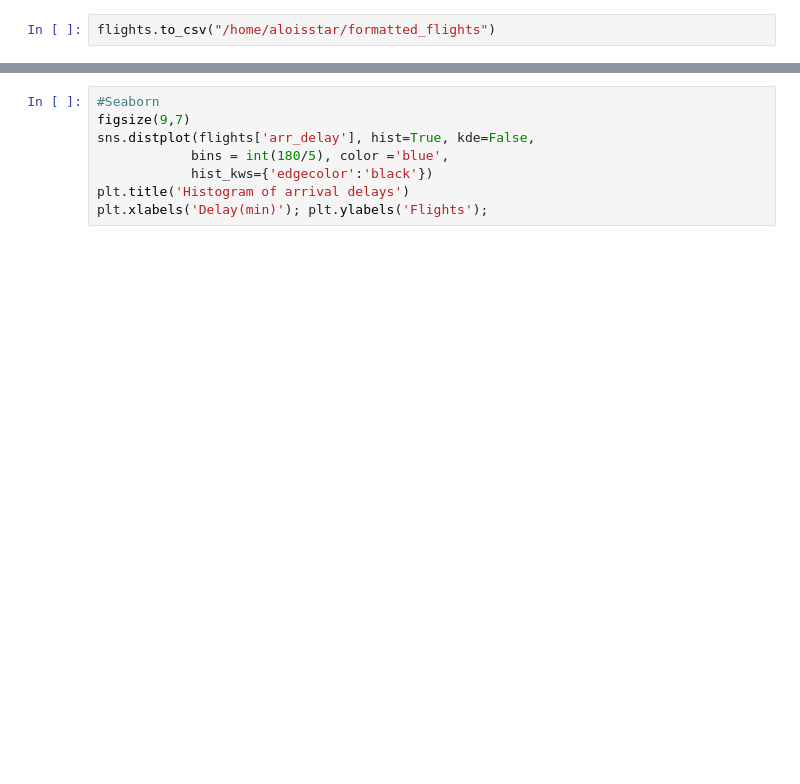
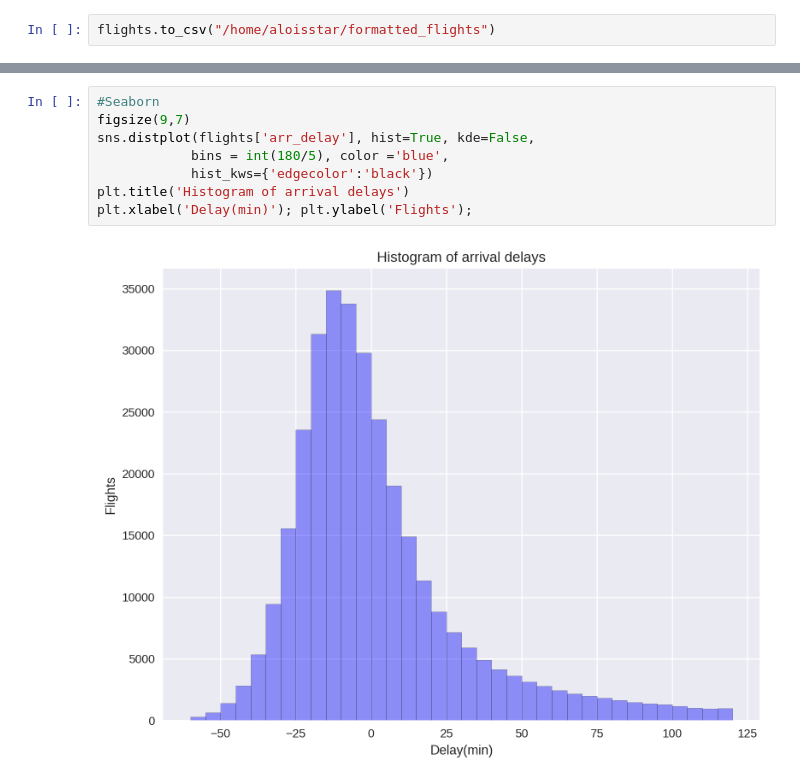
Before and after one commit to aloisstar/Histogram, a Jupyter notebook: Histogram.ipynb, the cells around one changed output, grey strips where cells are left out. Cells and saved outputs as stored; diff of their text form; blank space fills up the shorter version.

```diff
--- a/Histogram.ipynb
+++ b/Histogram.ipynb
@@ -38,11 +64,13 @@ plt.xlabel("Delay(min)"); plt.ylabel('Flights');
 # %%
 #Seaborn
 figsize(9,7)
 sns.distplot(flights['arr_delay'], hist=True, kde=False,
             bins = int(180/5), color ='blue',
             hist_kws={'edgecolor':'black'})
 plt.title('Histogram of arrival delays')
-plt.xlabels('Delay(min)'); plt.ylabels('Flights');
+plt.xlabel('Delay(min)'); plt.ylabel('Flights');
+# %% [output]
+[figure, added]
 # %%
 #Histogram with varying binwidth
 figsize(18,16)
```
Also changed, not shown: parts of 16 cells of this notebook.
